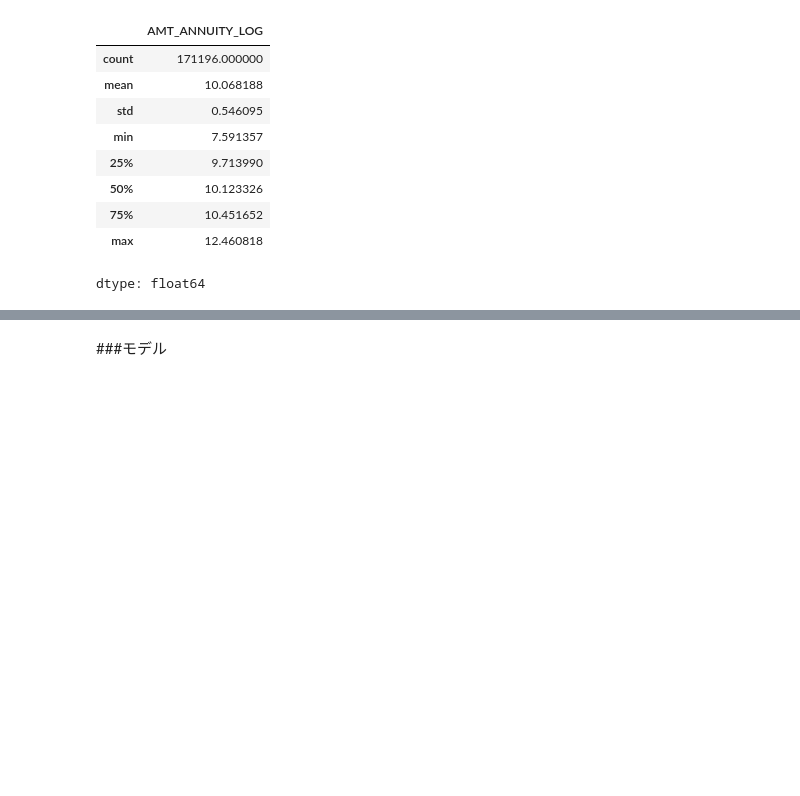
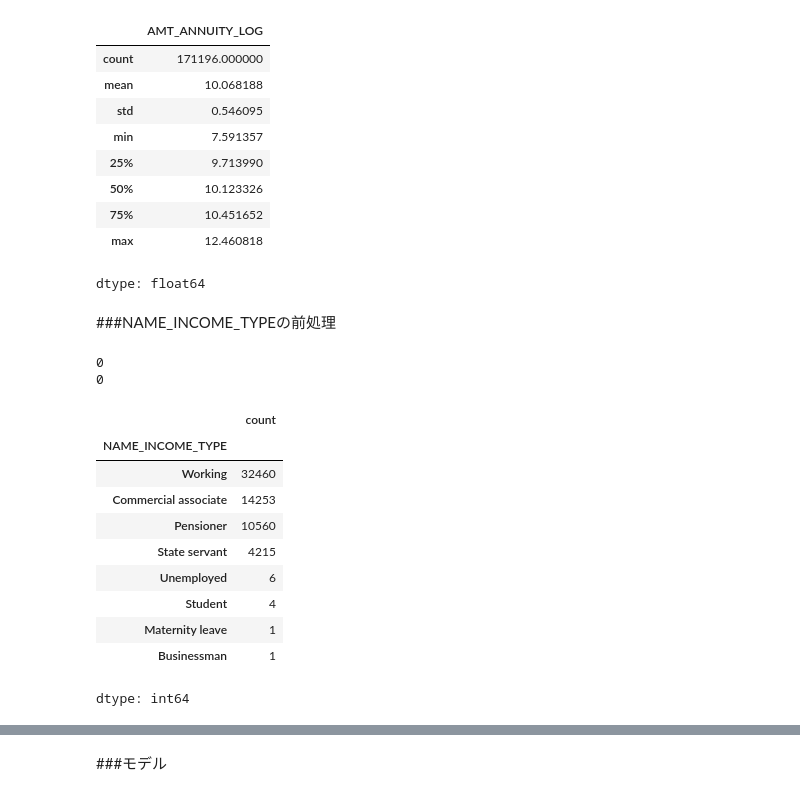
Before and after one commit to aki05162525/gci_compe2, a Jupyter notebook: compe2_ver1.ipynb, the cells around one changed output, grey strips where cells are left out. Cells and saved outputs as stored; diff of their text form; code cells hidden in the pictures; blank space fills up the shorter version.

```diff
--- a/compe2_ver1.ipynb
+++ b/compe2_ver1.ipynb
@@ -424,3 +424,26 @@ plt.show()
 | 75% | 10.451652 |
 | max | 12.460818 |
 dtype: float64
+# %% [markdown]
+###NAME_INCOME_TYPEの前処理
+# %%
+print(train['NAME_INCOME_TYPE'].isnull().sum())
+print(test['NAME_INCOME_TYPE'].isnull().sum())
+# %% [output]
+0
+0
+# %%
+train['NAME_INCOME_TYPE'].value_counts()
+test['NAME_INCOME_TYPE'].value_counts()
+# %% [output]
+|  | count |
+| NAME_INCOME_TYPE |  |
+| Working | 32460 |
+| Commercial associate | 14253 |
+| Pensioner | 10560 |
+| State servant | 4215 |
+| Unemployed | 6 |
+| Student | 4 |
+| Maternity leave | 1 |
+| Businessman | 1 |
+dtype: int64
```
Also changed, not shown: parts of 11 cells of this notebook.
